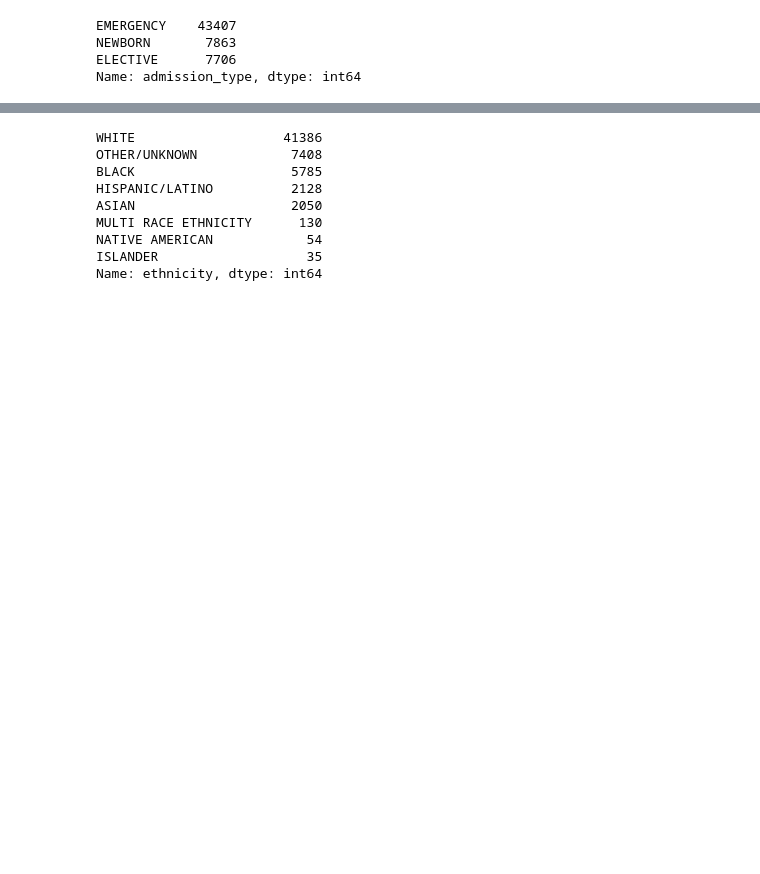
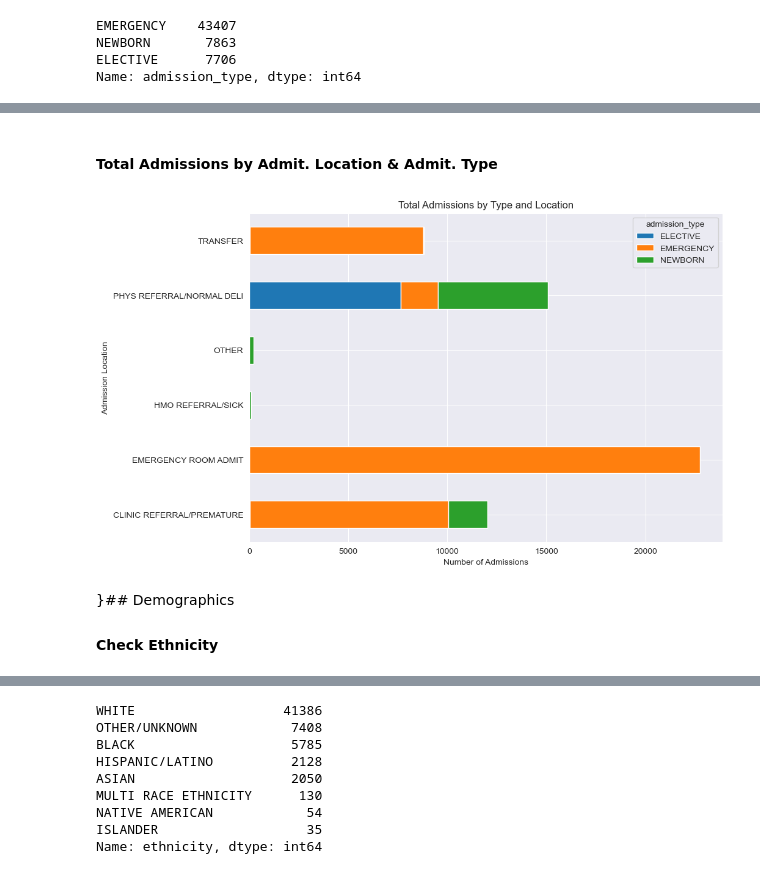
Before and after one commit to drama-404/FuzzyMedNet, a Jupyter notebook: data_viz/01_patient_stay_data.ipynb, the cells around one changed output, grey strips where cells are left out. Saved outputs shown, nothing was run; the diff lists cells and outputs as text; code cells hidden in the pictures; blank space fills up the shorter version.

```diff
--- a/data_viz/01_patient_stay_data.ipynb
+++ b/data_viz/01_patient_stay_data.ipynb
@@ -132,0 +135,11 @@ print(admissions.ethnicity.unique())
+# %%
+# cross_tab_script = '../sql_scripts/admissions_cross_tab.sql'
+# query_list = query_sql_file(cross_tab_script, con)
+#
+# admission_locations = query_data(query_list[0], con)
+# admission_types = query_data(query_list[1], con)
+#
+# pivot_table = query_data(query_list[2], con)
+
+pivot_table = pd.crosstab(admissions['admission_location'], admissions['admission_type'])
+pivot_table
@@ -132,0 +155,20 @@ print(admissions.ethnicity.unique())
+# %% [markdown]
+#### Total Admissions by Admit. Location & Admit. Type
+# %%
+# pivot_table.fillna(0, inplace=True)
+# pivot_table.set_index('admission_location', inplace=True)
+
+# for col in ['ELECTIVE', 'EMERGENCY/URGENT', 'NEWBORN']:
+#     pivot_table[col] = pivot_table[col].astype(int)
+
+pivot_table.plot(kind='barh', stacked=True, figsize=(10, 7))
+
+plt.xlabel('Number of Admissions')
+plt.ylabel('Admission Location')
+plt.title('Total Admissions by Type and Location')
+plt.show()
+# %% [output]
+[figure, added]
+# %% [markdown]
+}## Demographics
+#### Check Ethnicity
```
Also changed, not shown: parts of 68 cells of this notebook, 23 other files.
